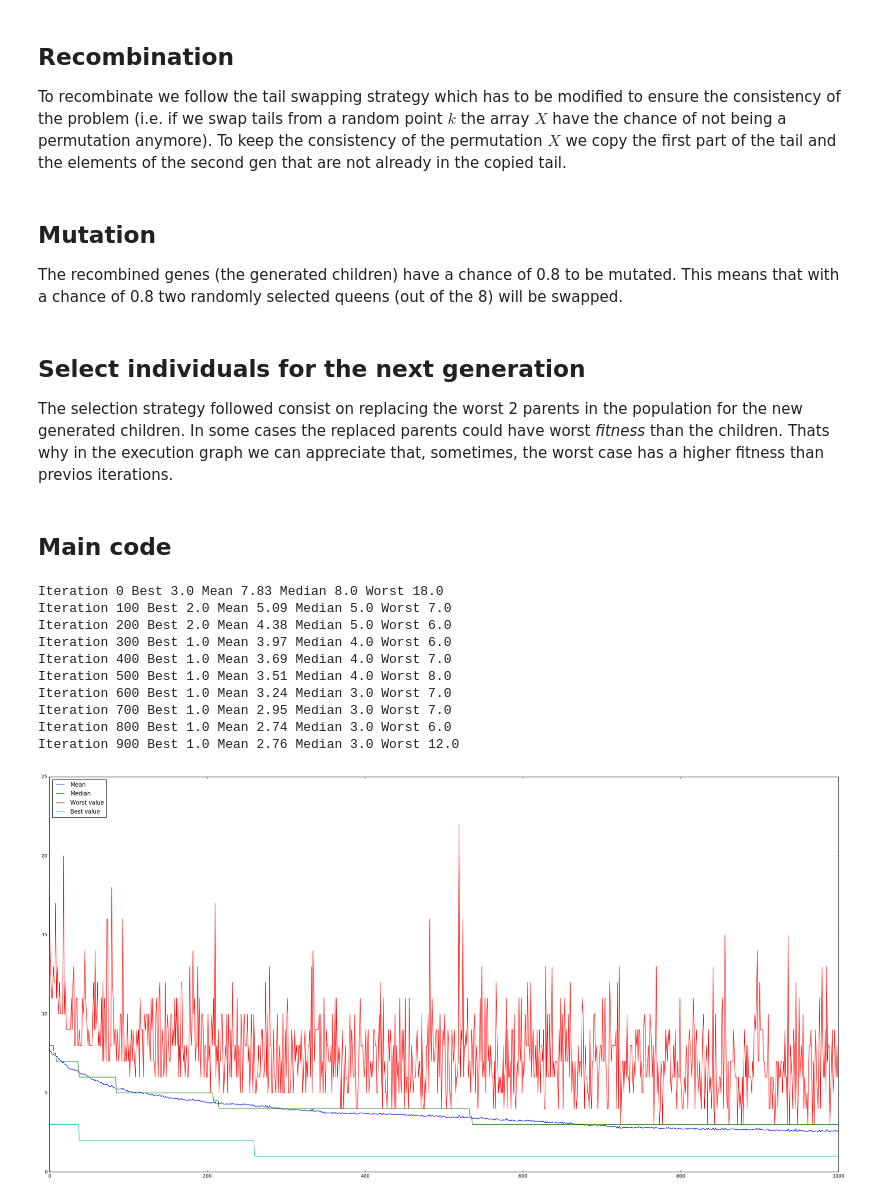
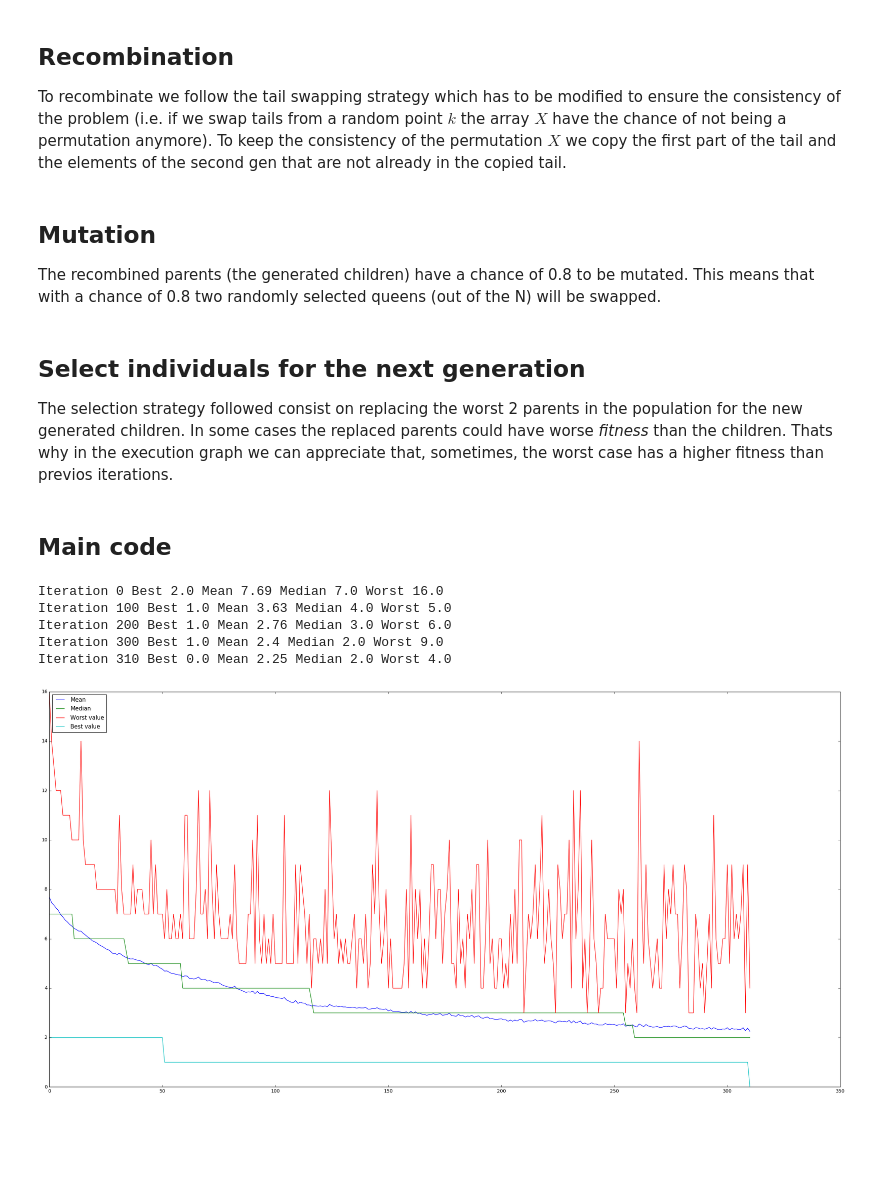
Before and after one commit to dtamarkov/evolutionary_algorithms, a Jupyter notebook: genetic_algorithm_nqueens.ipynb, the cells around one changed output. Drawn from its saved outputs; the diff is of its cells as text; code cells hidden in the pictures; blank space fills up the shorter version.

Commit message:
Adding initialization functions + modofying queens code

```diff
--- a/genetic_algorithm_nqueens.ipynb
+++ b/genetic_algorithm_nqueens.ipynb
@@ -25,25 +12,32 @@ def initialization(n_population, n_queens):
 The fitness function we evaluate is going to count the number of queens that are attacking to each other. If we consider two queens $A, B$ placed in the row $x_A, x_B$ and column $y_A, y_B$  they would be attacking each other if they are placed in the adjacent squares of the board ($abs(x_A, x_B) = abs(y_A, y_B) <= 1$) or in the same diagonal ($abs(x_A, x_B) = abs(y_A, y_B)$)
 # %%
 def is_attacking(x1, y1, x2, y2):
-    # It returns true if 2 Queens are attacking each other.
-    # The representation of the problem assumes that each index of the N-array
-    # is each column of the board and that the value inside the index is the
-    # position of the queen counting the rows.
-    # Two queens attack each other if they are in the same diagonal => the difference
-    # of their absolute positions is equal |x1-x2| = |y1-y2|
-    # or if they are in the positions of the board with distance
-    #1 or less with respect to the reference queen.
+    """
+    It returns true if 2 Queens are attacking each other.
+    The representation of the problem assumes that each index of the N-array
+    is each column of the board and that the value inside the index is the
+    position of the queen counting the rows.
+    Two queens attack each other if they are in the same diagonal => the difference
+    of their absolute positions is equal |x1-x2| = |y1-y2|
+    or if they are in the positions of the board with distance
+    1 or less with respect to the reference queen.
+    """
+
     return (abs(x1-x2) == abs(y1-y2)) or (abs(x1-x2) <= 1 and abs(y1-y2) <= 1)
 
 def fitness_function(population):
-    # The fitness will be defined as the numbers of queens in the board that
-    # are attacking to each other. They attack each other if they are placed in the
-    # same diagonal or in the squares of the board at distance 1 or less.
+    """
+    The fitness will be defined as the numbers of queens in the board that
+    are attacking to each other. They attack each other if they are placed in the
+    same diagonal or in the squares of the board at distance 1 or less.
+    """
+
     fitness = np.zeros(len(population))
     for r in range(len(population)):
         rows = population[r]
-        # Compare each queen with the others and store how many are attacking each other
+        # Compare each queen and store how many are attacking each other
         # in the fitness array
+        # TODO: vectorize
         for i in range(len(rows)-1):
             for j in range(i+1, len(rows)):
                 fitness[r] += 1 if is_attacking(i, rows[i], j, rows[j]) else 0
@@ -61,8 +55,8 @@ To recombinate we follow the tail swapping strategy which has to be modified to
 # %% [markdown]
 ## Mutation
 
-The recombined genes (the generated children) have a chance of 0.8 to be mutated. This means that with a chance of 0.8 two randomly selected queens (out of the 8) will be swapped.
+The recombined parents (the generated children) have a chance of 0.8 to be mutated. This means that with a chance of 0.8 two randomly selected queens (out of the N) will be swapped.
 # %% [markdown]
 ## Select individuals for the next generation
 
-The selection strategy followed consist on replacing the worst 2 parents in the population for the new generated children. In some cases the replaced parents could have worst *fitness* than the children. Thats why in the execution graph we can appreciate that, sometimes, the worst case has a higher fitness than previos iterations.
+The selection strategy followed consist on replacing the worst 2 parents in the population for the new generated children. In some cases the replaced parents could have worse *fitness* than the children. Thats why in the execution graph we can appreciate that, sometimes, the worst case has a higher fitness than previos iterations.
@@ -82,6 +70,8 @@ import matplotlib.pyplot as plt
 import evolutionary.mutations as mutation
 import evolutionary.crossovers as crossover
 import evolutionary.selections as selection
+import evolutionary.initializations as initialization
+
 
 %matplotlib inline
 
@@ -94,45 +84,44 @@ median = np.empty(0)
 worst = np.empty(0)
 best = np.empty(0)
 
 # Create all the population
-population = initialization(n_population, n_queens)
+population = initialization.permutation(n_population, n_queens)
 
 # Iterate simulating the evolutionary process
 for i in range(n_iterations):
     fitness = fitness_function(population)
 
     mean = np.append(mean, np.mean(fitness))
     median = np.append(median, np.median(fitness))
     worst = np.append(worst, np.max(fitness))
     best = np.append(best, np.min(fitness))
+
+    if best[i] == 0:
+        print "Iteration", i, "Best", best[i], "Mean", mean[i], "Median", median[i], "Worst", worst[i]
+        break
+
     if i%100 == 0:
         print "Iteration", i, "Best", best[i], "Mean", mean[i], "Median", median[i], "Worst", worst[i]
 
-    if best[i] == 0: break
-    parents = selection.tournament(population, fitness, 5, 1, iterations=2)
+    parents = selection.tournament(population, fitness, 5, 2, minimize=True)
     children = crossover.simple_permutation(parents)
     children = mutation.pos_swapping(children, 0.8)
-    population = replace_gen(population, children)
+    population = selection.parent_replace(population, fitness, children)
 
 if i > 0:
     x = np.arange(0,i+1)
     plt.figure(1,[30, 15])
     plt.plot(x, mean)
     plt.plot(x, median)
     plt.plot(x, worst,)
     plt.plot(x, best)
     plt.legend(['Mean', 'Median', 'Worst value', 'Best value'], loc='upper left')
 
     plt.show()
 # %% [output]
-Iteration 0 Best 3.0 Mean 7.83 Median 8.0 Worst 18.0
-Iteration 100 Best 2.0 Mean 5.09 Median 5.0 Worst 7.0
-Iteration 200 Best 2.0 Mean 4.38 Median 5.0 Worst 6.0
-Iteration 300 Best 1.0 Mean 3.97 Median 4.0 Worst 6.0
-Iteration 400 Best 1.0 Mean 3.69 Median 4.0 Worst 7.0
-Iteration 500 Best 1.0 Mean 3.51 Median 4.0 Worst 8.0
-Iteration 600 Best 1.0 Mean 3.24 Median 3.0 Worst 7.0
-Iteration 700 Best 1.0 Mean 2.95 Median 3.0 Worst 7.0
-Iteration 800 Best 1.0 Mean 2.74 Median 3.0 Worst 6.0
-Iteration 900 Best 1.0 Mean 2.76 Median 3.0 Worst 12.0
+Iteration 0 Best 2.0 Mean 7.69 Median 7.0 Worst 16.0
+Iteration 100 Best 1.0 Mean 3.63 Median 4.0 Worst 5.0
+Iteration 200 Best 1.0 Mean 2.76 Median 3.0 Worst 6.0
+Iteration 300 Best 1.0 Mean 2.4 Median 2.0 Worst 9.0
+Iteration 310 Best 0.0 Mean 2.25 Median 2.0 Worst 4.0
-[figure, old version]
+[figure, new version]
```
Also changed, not shown: parts of 5 cells of this notebook, 4 other files.
